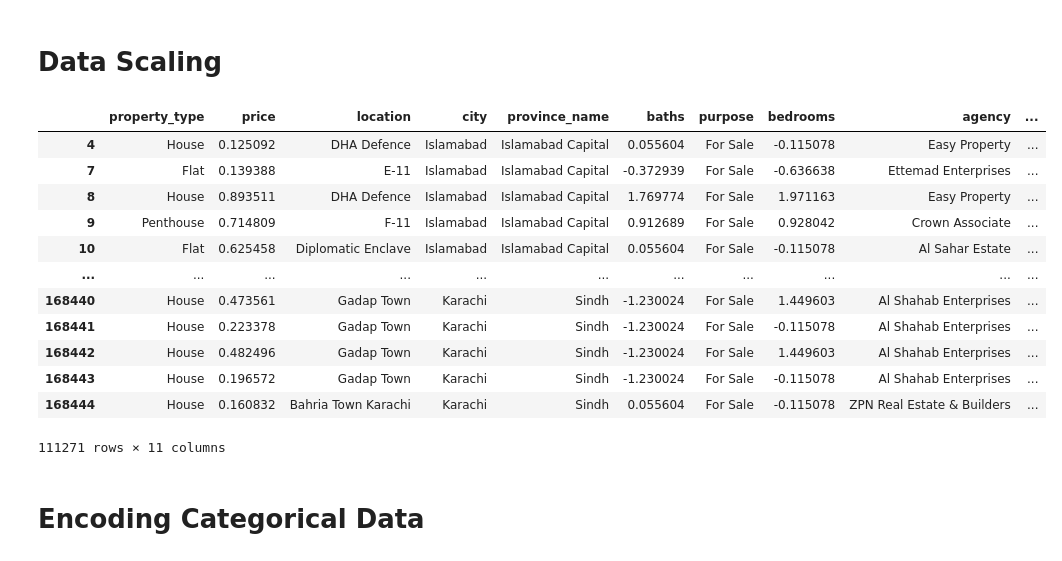
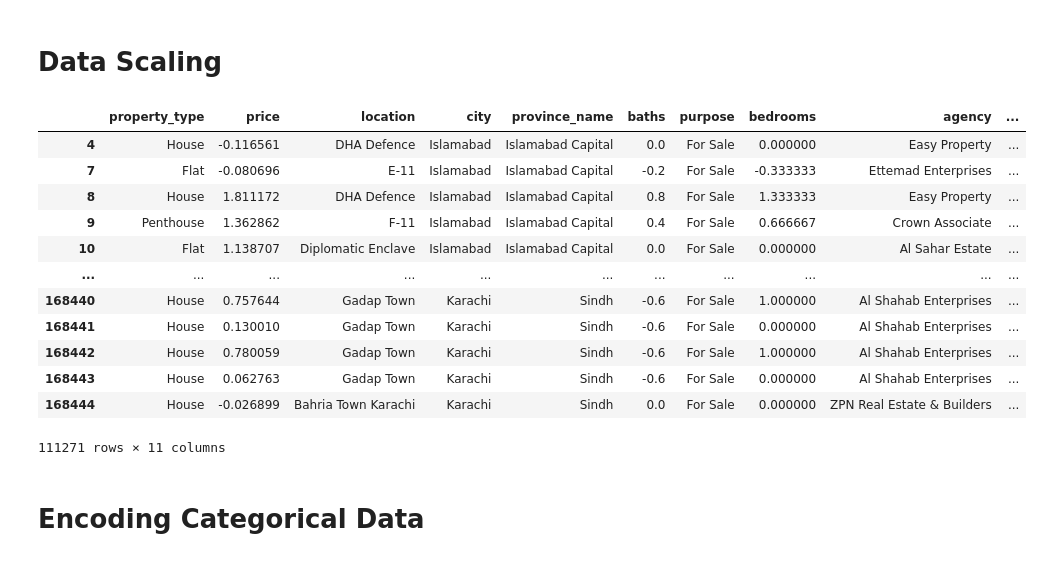
Before and after one commit to khaaaleed-5/Advanced-ML, a Jupyter notebook: SVM/SVM.ipynb, the cells around one changed output. Drawn from its saved outputs; the diff is of its cells as text; code cells hidden in the pictures.

```diff
--- a/SVM/SVM.ipynb
+++ b/SVM/SVM.ipynb
@@ -193,40 +193,40 @@ df
 # %%
 # Intializing a scaler to scale our numreic data
 
-scaler = StandardScaler()
-target_scaler= MinMaxScaler()
+scaler = RobustScaler()
+target_scaler= RobustScaler()
 
 
 df[['baths', 'bedrooms', 'Area Size']]=scaler.fit_transform(df[['baths', 'bedrooms', 'Area Size']])
 
 df[['price']]=target_scaler.fit_transform(df[['price']])
 
 
 with open('scaler.pkl','wb') as f :
     pickle.dump(scaler, f)
 
 
 with open('target_scaler.pkl','wb') as u :
     pickle.dump(target_scaler, u)
 
 
 # displaying the dataset after scaling numeric data
 df.head()
 
 df
 # %% [output]
 |  | property_type | price | location | city | province_name | baths | purpose | bedrooms | agency | ... |
-| 4 | House | 0.125092 | DHA Defence | Islamabad | Islamabad Capital | 0.055604 | For Sale | -0.115078 | Easy Property | ... |
-| 7 | Flat | 0.139388 | E-11 | Islamabad | Islamabad Capital | -0.372939 | For Sale | -0.636638 | Ettemad Enterprises | ... |
-| 8 | House | 0.893511 | DHA Defence | Islamabad | Islamabad Capital | 1.769774 | For Sale | 1.971163 | Easy Property | ... |
-| 9 | Penthouse | 0.714809 | F-11 | Islamabad | Islamabad Capital | 0.912689 | For Sale | 0.928042 | Crown Associate | ... |
-| 10 | Flat | 0.625458 | Diplomatic Enclave | Islamabad | Islamabad Capital | 0.055604 | For Sale | -0.115078 | Al Sahar Estate | ... |
+| 4 | House | -0.116561 | DHA Defence | Islamabad | Islamabad Capital | 0.0 | For Sale | 0.000000 | Easy Property | ... |
+| 7 | Flat | -0.080696 | E-11 | Islamabad | Islamabad Capital | -0.2 | For Sale | -0.333333 | Ettemad Enterprises | ... |
+| 8 | House | 1.811172 | DHA Defence | Islamabad | Islamabad Capital | 0.8 | For Sale | 1.333333 | Easy Property | ... |
+| 9 | Penthouse | 1.362862 | F-11 | Islamabad | Islamabad Capital | 0.4 | For Sale | 0.666667 | Crown Associate | ... |
+| 10 | Flat | 1.138707 | Diplomatic Enclave | Islamabad | Islamabad Capital | 0.0 | For Sale | 0.000000 | Al Sahar Estate | ... |
 | ... | ... | ... | ... | ... | ... | ... | ... | ... | ... | ... |
-| 168440 | House | 0.473561 | Gadap Town | Karachi | Sindh | -1.230024 | For Sale | 1.449603 | Al Shahab Enterprises | ... |
-| 168441 | House | 0.223378 | Gadap Town | Karachi | Sindh | -1.230024 | For Sale | -0.115078 | Al Shahab Enterprises | ... |
-| 168442 | House | 0.482496 | Gadap Town | Karachi | Sindh | -1.230024 | For Sale | 1.449603 | Al Shahab Enterprises | ... |
-| 168443 | House | 0.196572 | Gadap Town | Karachi | Sindh | -1.230024 | For Sale | -0.115078 | Al Shahab Enterprises | ... |
-| 168444 | House | 0.160832 | Bahria Town Karachi | Karachi | Sindh | 0.055604 | For Sale | -0.115078 | ZPN Real Estate & Builders | ... |
+| 168440 | House | 0.757644 | Gadap Town | Karachi | Sindh | -0.6 | For Sale | 1.000000 | Al Shahab Enterprises | ... |
+| 168441 | House | 0.130010 | Gadap Town | Karachi | Sindh | -0.6 | For Sale | 0.000000 | Al Shahab Enterprises | ... |
+| 168442 | House | 0.780059 | Gadap Town | Karachi | Sindh | -0.6 | For Sale | 1.000000 | Al Shahab Enterprises | ... |
+| 168443 | House | 0.062763 | Gadap Town | Karachi | Sindh | -0.6 | For Sale | 0.000000 | Al Shahab Enterprises | ... |
+| 168444 | House | -0.026899 | Bahria Town Karachi | Karachi | Sindh | 0.0 | For Sale | 0.000000 | ZPN Real Estate & Builders | ... |
 111271 rows × 11 columns
 # %% [markdown]
 # Encoding Categorical Data
```
Also changed, not shown: parts of 7 cells of this notebook, 5 other files.
